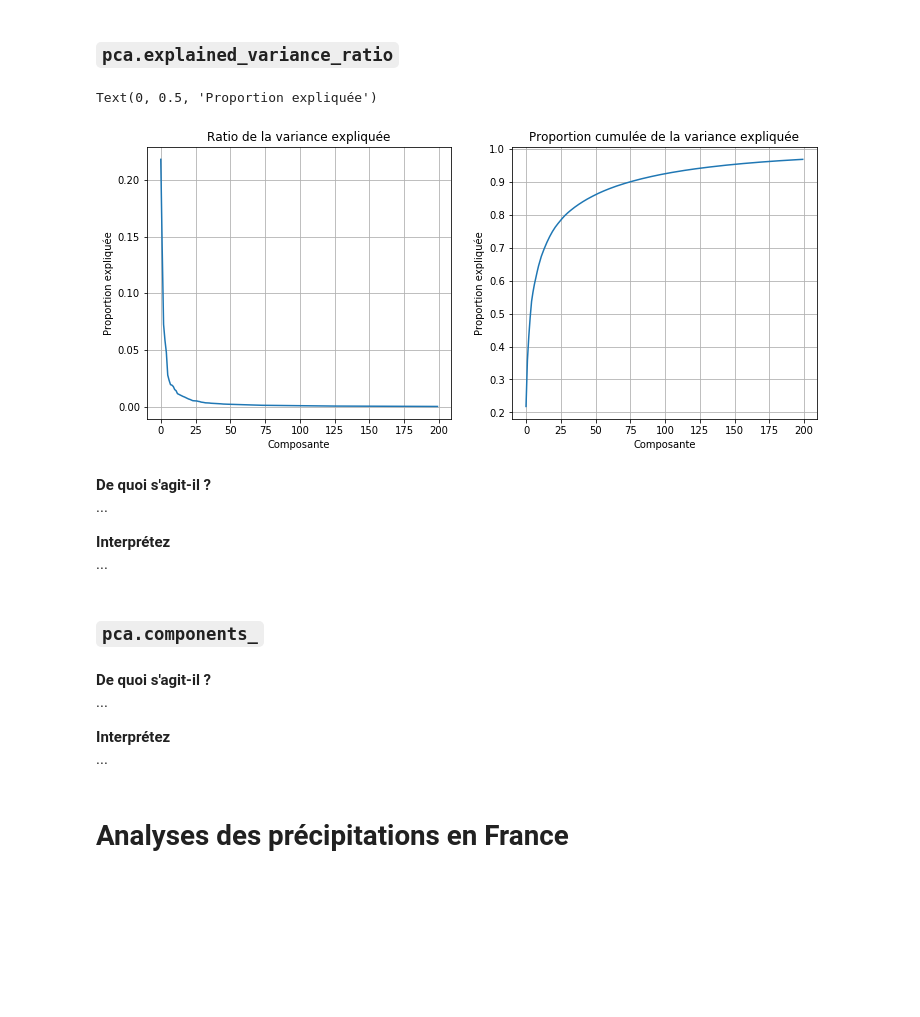
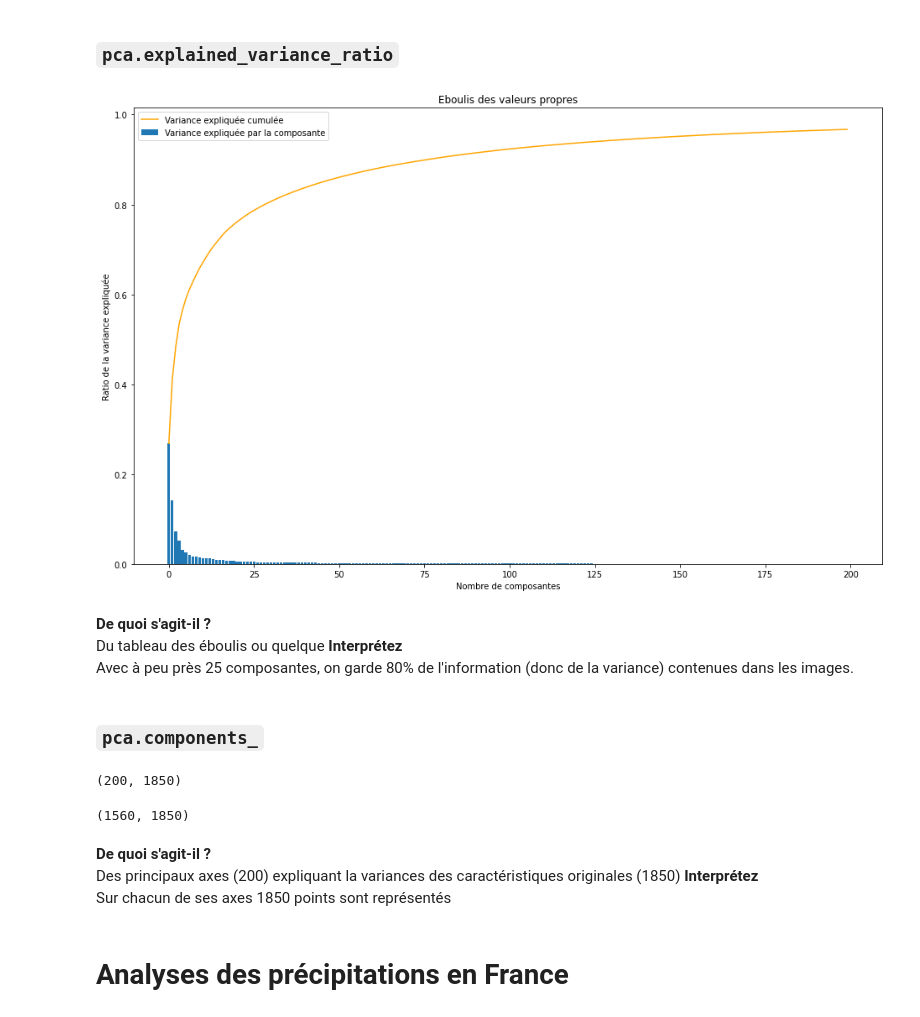
Before and after one commit to melodyrous/mutidim, a Jupyter notebook: colabs/TP2_sklearn.ipynb, the cells around one changed output. Saved outputs shown, nothing was run; the diff lists cells and outputs as text; code cells hidden in the pictures; blank space fills up the shorter version.

```diff
--- a/colabs/TP2_sklearn.ipynb
+++ b/colabs/TP2_sklearn.ipynb
@@ -295,32 +329,38 @@ Dans cette section, vous allez étudier certains paramètres appris par l'ACP, l
 >   concentrez vous sur l'essentiel: je ne noterai __PAS__ la quantité.
 # %% [markdown]
 ### `pca.explained_variance_ratio`
-# %%
-# Affichage de pca.explained_variance_ratio_, ainsi que de pca.explained_variance_ratio_.cumsum()
-...
-# %% [output]
-Text(0, 0.5, 'Proportion expliquée')
-[figure, removed]
-# %% [markdown]
-__De quoi s'agit-il ?__
-...
-
-__Interprétez__
-...
+# %%
+# Affichage de pca.explained_variance_ratio_, ainsi que de pca.explained_variance_ratio_.cumsum()
+plt.figure(figsize=(16,10))
+plt.bar(range(len(pca.explained_variance_ratio_)),pca.explained_variance_ratio_, label="Variance expliquée par la composante")
+plt.plot(pca.explained_variance_ratio_.cumsum(), label="Variance expliquée cumulée", color='orange')
+plt.legend()
+plt.xlabel('Nombre de composantes')
+plt.ylabel("Ratio de la variance expliquée")
+plt.title("Eboulis des valeurs propres")
+plt.show()
+# %% [output]
+[figure, added]
+# %% [markdown]
+__De quoi s'agit-il ?__
+Du tableau des éboulis ou quelque
+__Interprétez__
+Avec à peu près 25 composantes, on garde 80% de l'information (donc de la variance) contenues dans les images.
 # %% [markdown]
 ### `pca.components_`
 # %%
 # Commencez par en affichez la dimension
-...
-
+print(pca.components_.shape)
 # Cela devrait vous rappeler quelque chose. Affichez.
-...
+d.data.shape
+# %% [output]
+(200, 1850)
+(1560, 1850)
-# %% [markdown]
-__De quoi s'agit-il ?__
-...
-
-__Interprétez__
-...
+# %% [markdown]
+__De quoi s'agit-il ?__
+Des principaux axes (200)  expliquant la variances des caractéristiques originales (1850)
+__Interprétez__
+Sur chacun de ses axes 1850 points sont représentés
 # %% [markdown]
 # Analyses des précipitations en France
 # %% [markdown]
```
Also changed, not shown: parts of 14 cells of this notebook.
